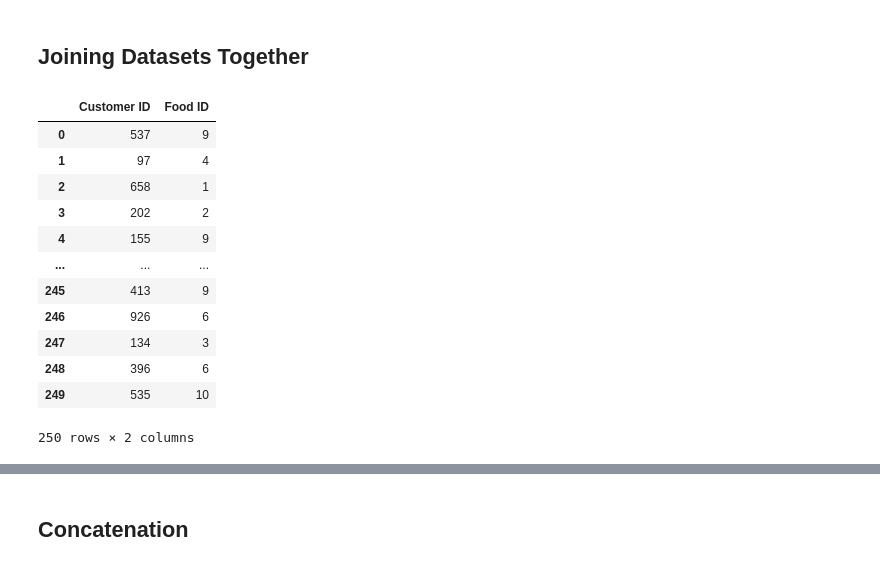
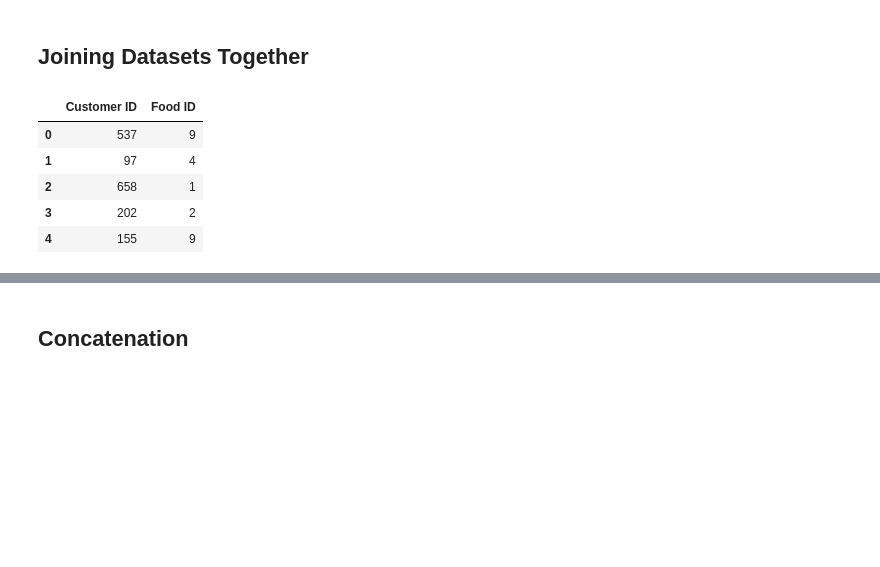
Before and after one commit to paskhaver/odsc-west-2020-getting-started-with-pandas, a Jupyter notebook: Lesson 03 - Aggregating and Joining Datasets.ipynb, the cells around one changed output, grey strips where cells are left out. Saved outputs shown, nothing was run; the diff lists cells and outputs as text; code cells hidden in the pictures; blank space fills up the shorter version.

```diff
--- a/Lesson 03 - Aggregating and Joining Datasets.ipynb
+++ b/Lesson 03 - Aggregating and Joining Datasets.ipynb
@@ -298,21 +337,14 @@ Name: Profits, dtype: float64
 # %% [markdown]
 ## Joining Datasets Together
 # %%
-pd.read_csv("restaurant/week_1_sales.csv")
+pd.read_csv("restaurant/week_1_sales.csv").head()
 # %% [output]
 |  | Customer ID | Food ID |
 | 0 | 537 | 9 |
 | 1 | 97 | 4 |
 | 2 | 658 | 1 |
 | 3 | 202 | 2 |
 | 4 | 155 | 9 |
-| ... | ... | ... |
-| 245 | 413 | 9 |
-| 246 | 926 | 6 |
-| 247 | 134 | 3 |
-| 248 | 396 | 6 |
-| 249 | 535 | 10 |
-250 rows × 2 columns
 # %%
 week1 = pd.read_csv("restaurant/week_1_sales.csv")
 week2 = pd.read_csv("restaurant/week_2_sales.csv")
```
Also changed, not shown: parts of 38 cells of this notebook, 3 other files.
